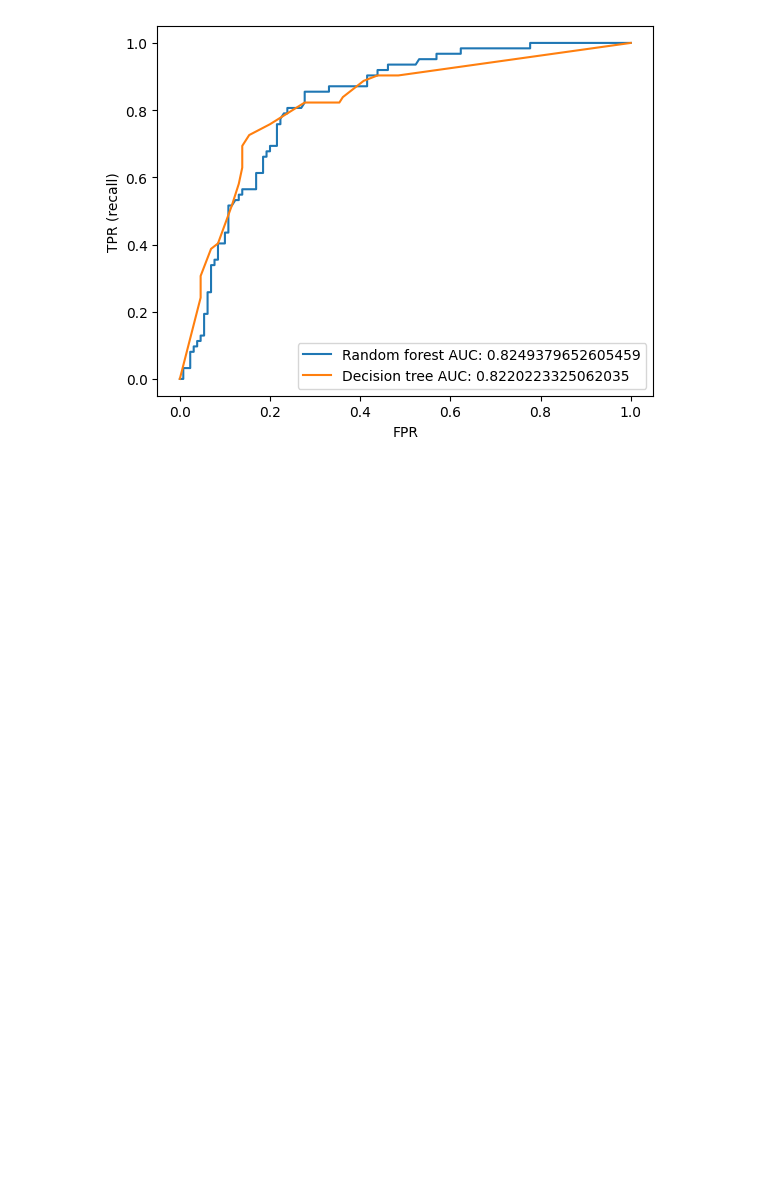
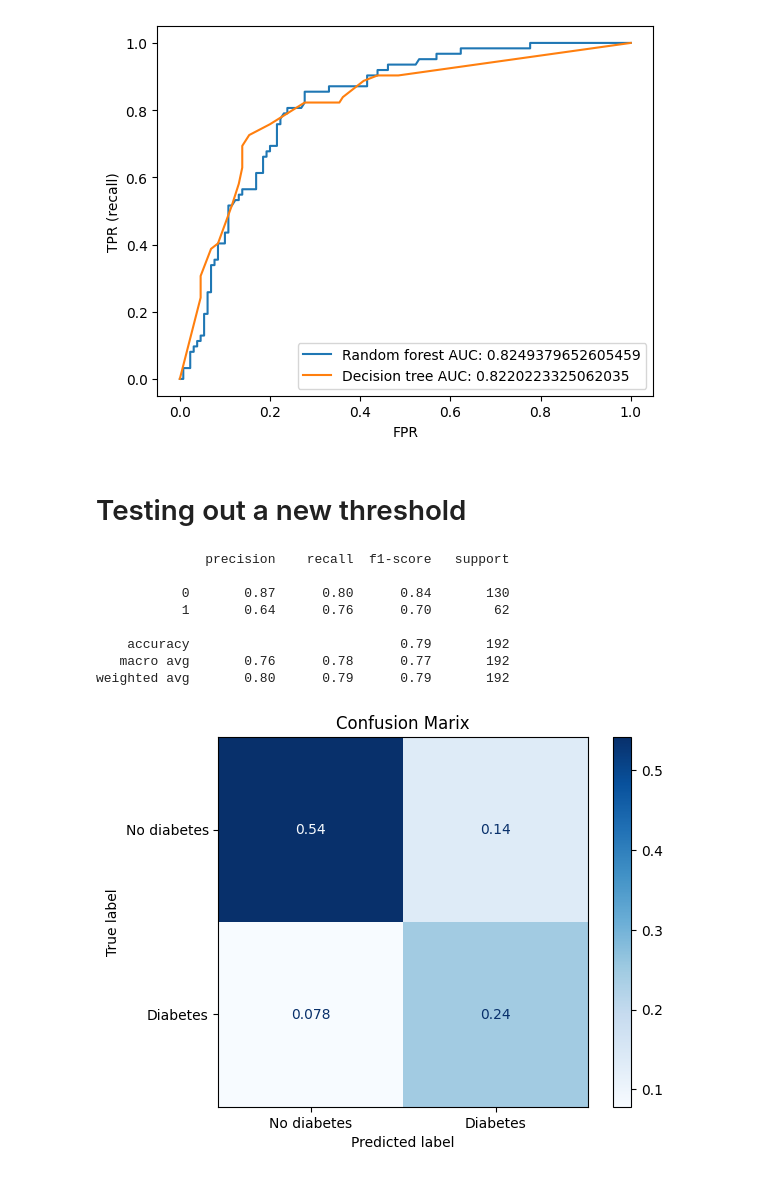
Before and after one commit to Timo4D/MachineLearning-SoSe2024, a Jupyter notebook: final_tree.ipynb, the cells around one changed output. Cells and saved outputs as stored; diff of their text form; code cells hidden in the pictures; blank space fills up the shorter version.

```diff
--- a/final_tree.ipynb
+++ b/final_tree.ipynb
@@ -431,3 +430,20 @@ plt.legend(loc=4)
 # %% [output]
 <matplotlib.legend.Legend at 0x...>
 [figure]
+# %% [markdown]
+# Testing out a new threshold
+# %%
+y_prob = tree_less.predict_proba(X_test_less)[:, 1]
+y_pred_new = (y_prob > 0.45).astype(int)
+print(classification_report(y_test, y_pred_new))
+plot_confusion_matrix(confusion_matrix(y_test, y_pred_new, normalize='all'))
+# %% [output]
+              precision    recall  f1-score   support
+
+           0       0.87      0.80      0.84       130
+           1       0.64      0.76      0.70        62
+
+    accuracy                           0.79       192
+   macro avg       0.76      0.78      0.77       192
+weighted avg       0.80      0.79      0.79       192
+[figure, added]
```
Also changed, not shown: parts of 3 cells of this notebook.
